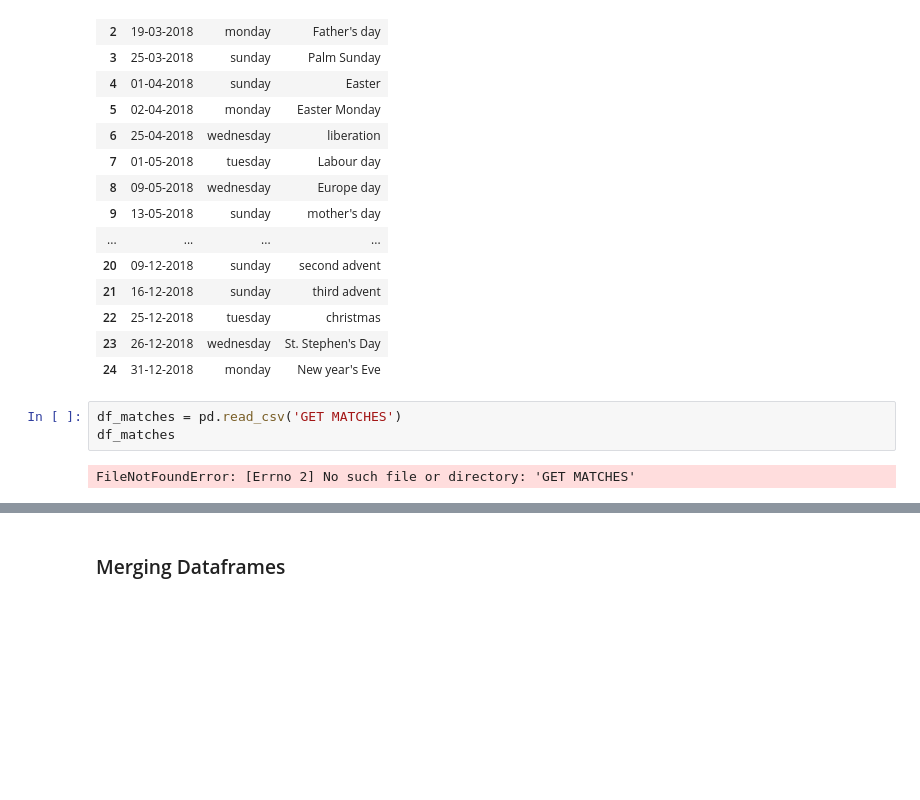
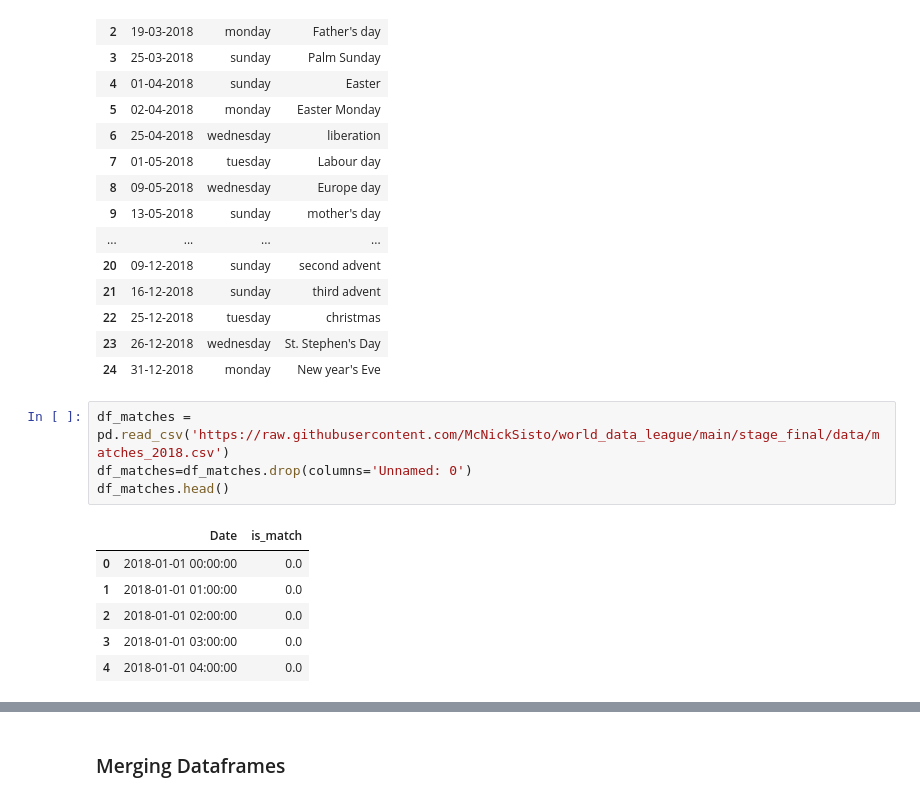
Before and after one commit to McNickSisto/world_data_league, a Jupyter notebook: stage_final/final_notebook_3_0.ipynb, the cells around one changed output, grey strips where cells are left out. Drawn from its saved outputs; the diff is of its cells as text; blank space fills up the shorter version.

```diff
--- a/stage_final/final_notebook_3_0.ipynb
+++ b/stage_final/final_notebook_3_0.ipynb
@@ -396,8 +395,14 @@ df_holidays
 | 23 | 26-12-2018 | wednesday | St. Stephen's Day |
 | 24 | 31-12-2018 | monday | New year's Eve |
 # %%
-df_matches = pd.read_csv('GET MATCHES')
-df_matches
+df_matches = pd.read_csv('https://raw.githubusercontent.com/McNickSisto/world_data_league/main/stage_final/data/matches_2018.csv')
+df_matches=df_matches.drop(columns='Unnamed: 0')
+df_matches.head()
 # %% [output]
-FileNotFoundError: [Errno 2] No such file or directory: 'GET MATCHES'
+|  | Date | is_match |
+| 0 | 2018-01-01 00:00:00 | 0.0 |
+| 1 | 2018-01-01 01:00:00 | 0.0 |
+| 2 | 2018-01-01 02:00:00 | 0.0 |
+| 3 | 2018-01-01 03:00:00 | 0.0 |
+| 4 | 2018-01-01 04:00:00 | 0.0 |
 # %%
```
Also changed, not shown: parts of 17 cells of this notebook.
